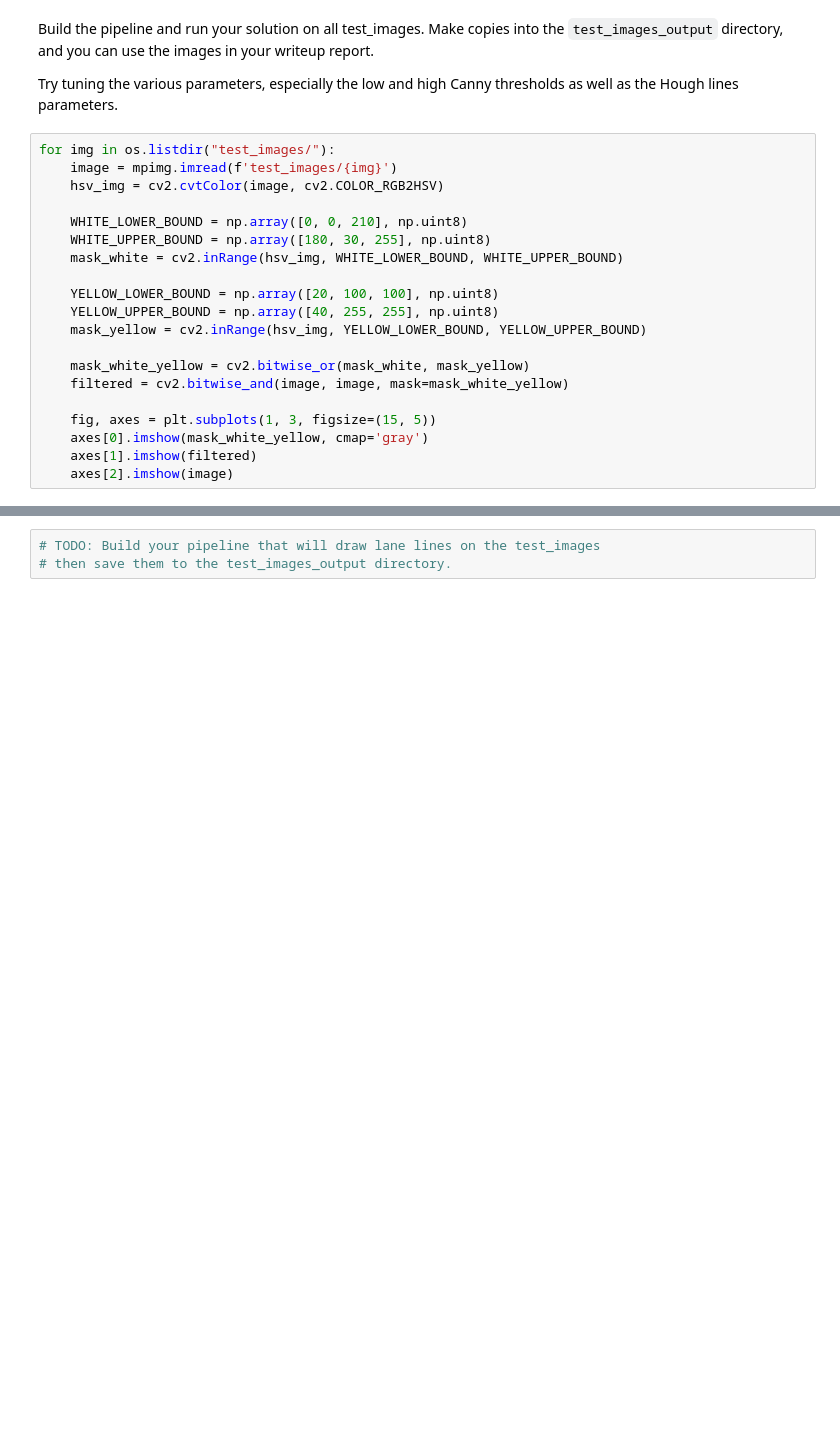
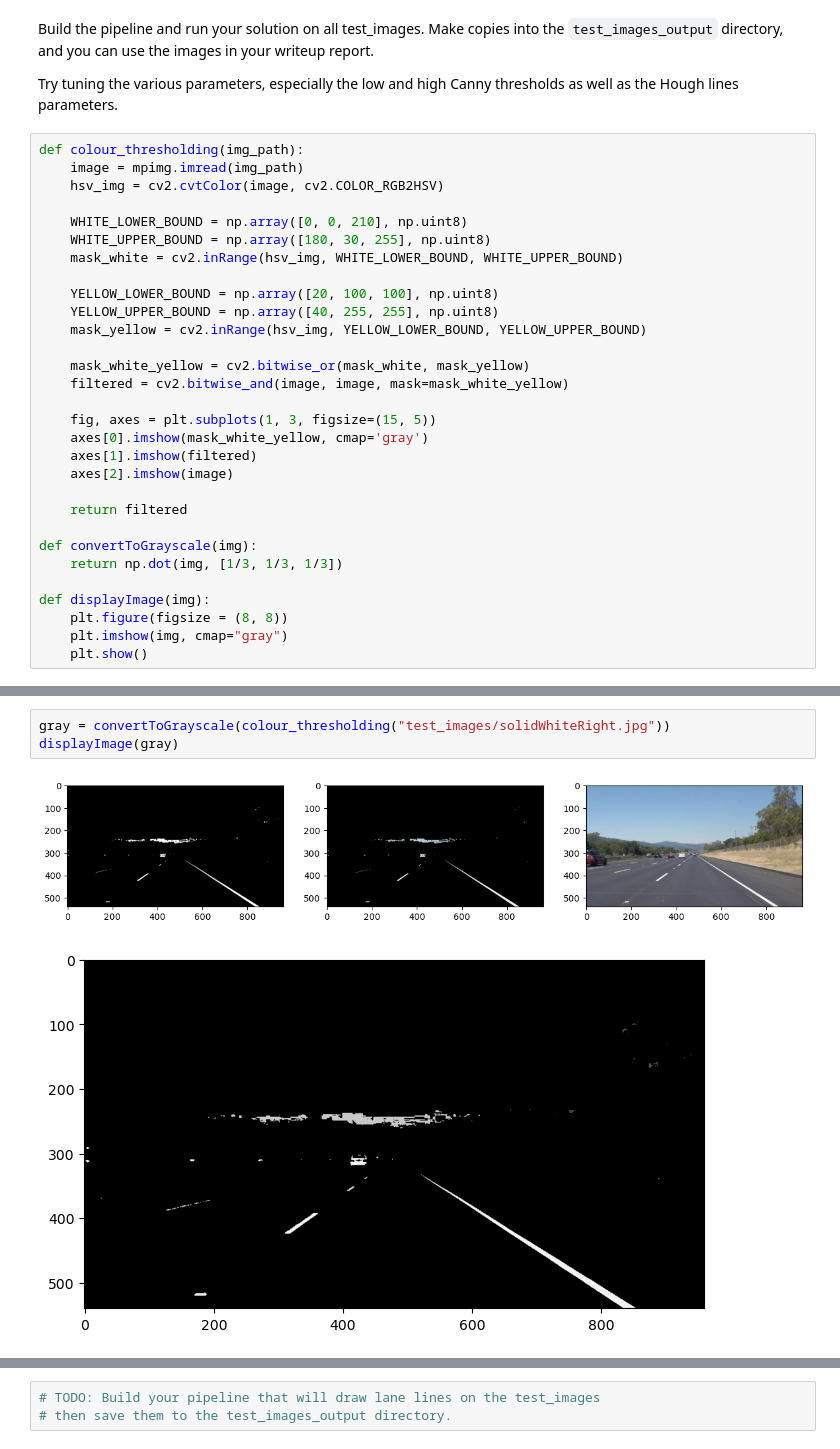
Before and after one commit to bluebarryz/Lane-Detection-CV, a Jupyter notebook: P1.ipynb, the cells around one changed output, grey strips where cells are left out. Saved outputs shown, nothing was run; the diff lists cells and outputs as text; blank space fills up the shorter version.

```diff
--- a/P1.ipynb
+++ b/P1.ipynb
@@ -194,8 +194,8 @@ Build the pipeline and run your solution on all test_images. Make copies into th
 
 Try tuning the various parameters, especially the low and high Canny thresholds as well as the Hough lines parameters.
 # %%
-for img in os.listdir("test_images/"):
-    image = mpimg.imread(f'test_images/{img}')
+def colour_thresholding(img_path):
+    image = mpimg.imread(img_path)
     hsv_img = cv2.cvtColor(image, cv2.COLOR_RGB2HSV)
 
     WHITE_LOWER_BOUND = np.array([0, 0, 210], np.uint8)
@@ -213,3 +213,13 @@ for img in os.listdir("test_images/"):
     axes[0].imshow(mask_white_yellow, cmap='gray')
     axes[1].imshow(filtered)
     axes[2].imshow(image)
+
+    return filtered
+
+def convertToGrayscale(img):
+    return np.dot(img, [1/3, 1/3, 1/3])
+
+def displayImage(img):
+    plt.figure(figsize = (8, 8))
+    plt.imshow(img, cmap="gray")
+    plt.show()
@@ -222,0 +226,6 @@ for img in os.listdir("test_images/"):
+# %%
+gray = convertToGrayscale(colour_thresholding("test_images/solidWhiteRight.jpg"))
+displayImage(gray)
+# %% [output]
+[figure, added]
+[figure, added]
```
Also changed, not shown: parts of 3 cells of this notebook.
